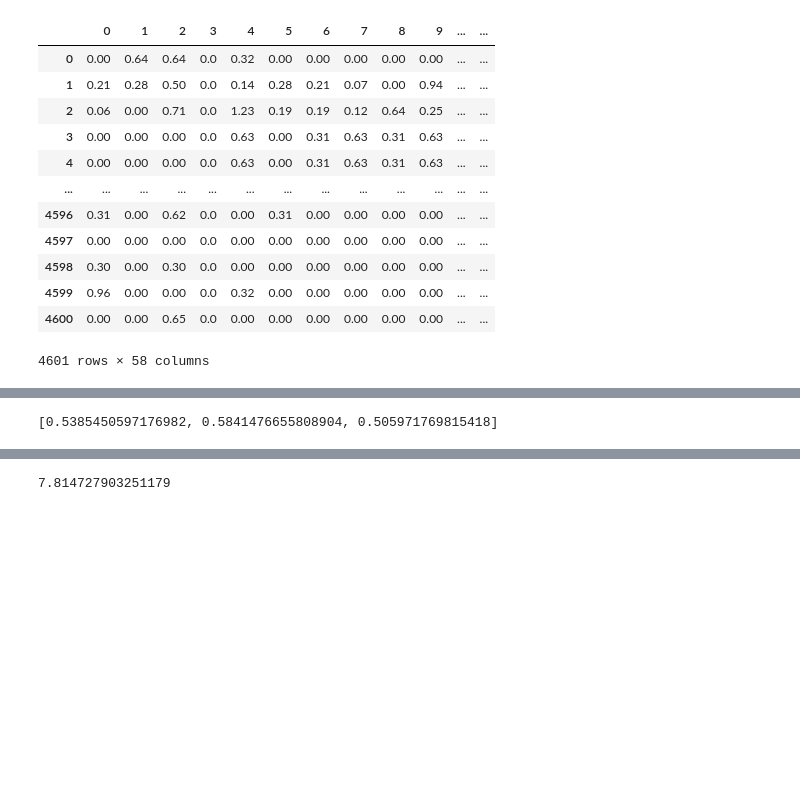
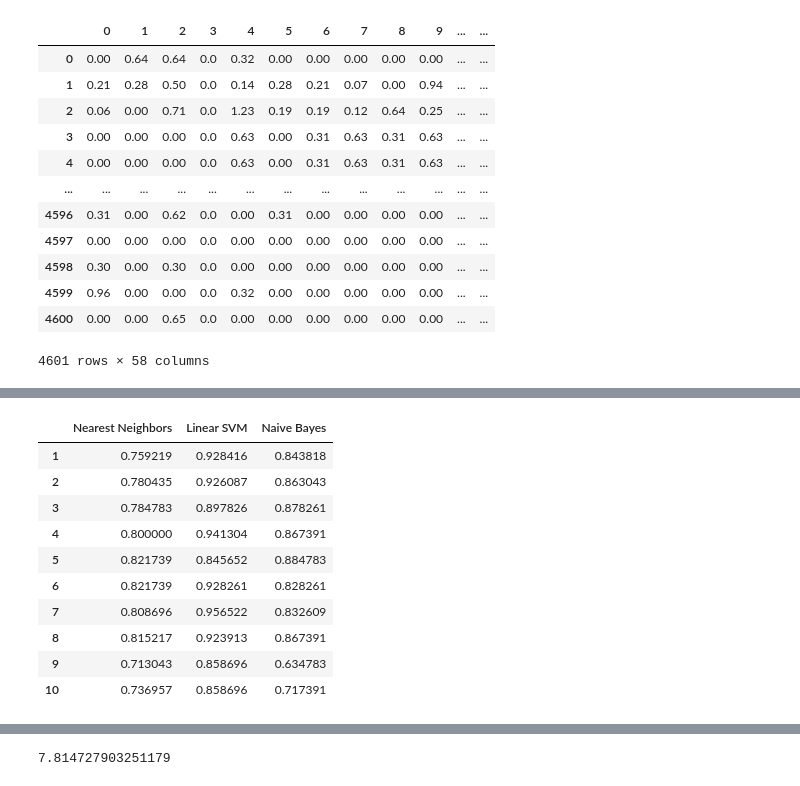
Before and after one commit to toksdprogrammer1/mlassignment2, a Jupyter notebook: SupervisedClassification.ipynb, the cells around one changed output, grey strips where cells are left out. Drawn from its saved outputs; the diff is of its cells as text; code cells hidden in the pictures; blank space fills up the shorter version.

```diff
--- a/SupervisedClassification.ipynb
+++ b/SupervisedClassification.ipynb
@@ -123,5 +165,16 @@ performance
 # %%
 #) predictive performance based on accuracy,
-accuracy
+accuracy_metrics = pd.DataFrame(accuracy, index = fold)
+accuracy_metrics
 # %% [output]
-[0.5385450597176982, 0.5841476655808904, 0.505971769815418]
+|  | Nearest Neighbors | Linear SVM | Naive Bayes |
+| 1 | 0.759219 | 0.928416 | 0.843818 |
+| 2 | 0.780435 | 0.926087 | 0.863043 |
+| 3 | 0.784783 | 0.897826 | 0.878261 |
+| 4 | 0.800000 | 0.941304 | 0.867391 |
+| 5 | 0.821739 | 0.845652 | 0.884783 |
+| 6 | 0.821739 | 0.928261 | 0.828261 |
+| 7 | 0.808696 | 0.956522 | 0.832609 |
+| 8 | 0.815217 | 0.923913 | 0.867391 |
+| 9 | 0.713043 | 0.858696 | 0.634783 |
+| 10 | 0.736957 | 0.858696 | 0.717391 |
```
Also changed, not shown: parts of 30 cells of this notebook, 1 other file.
